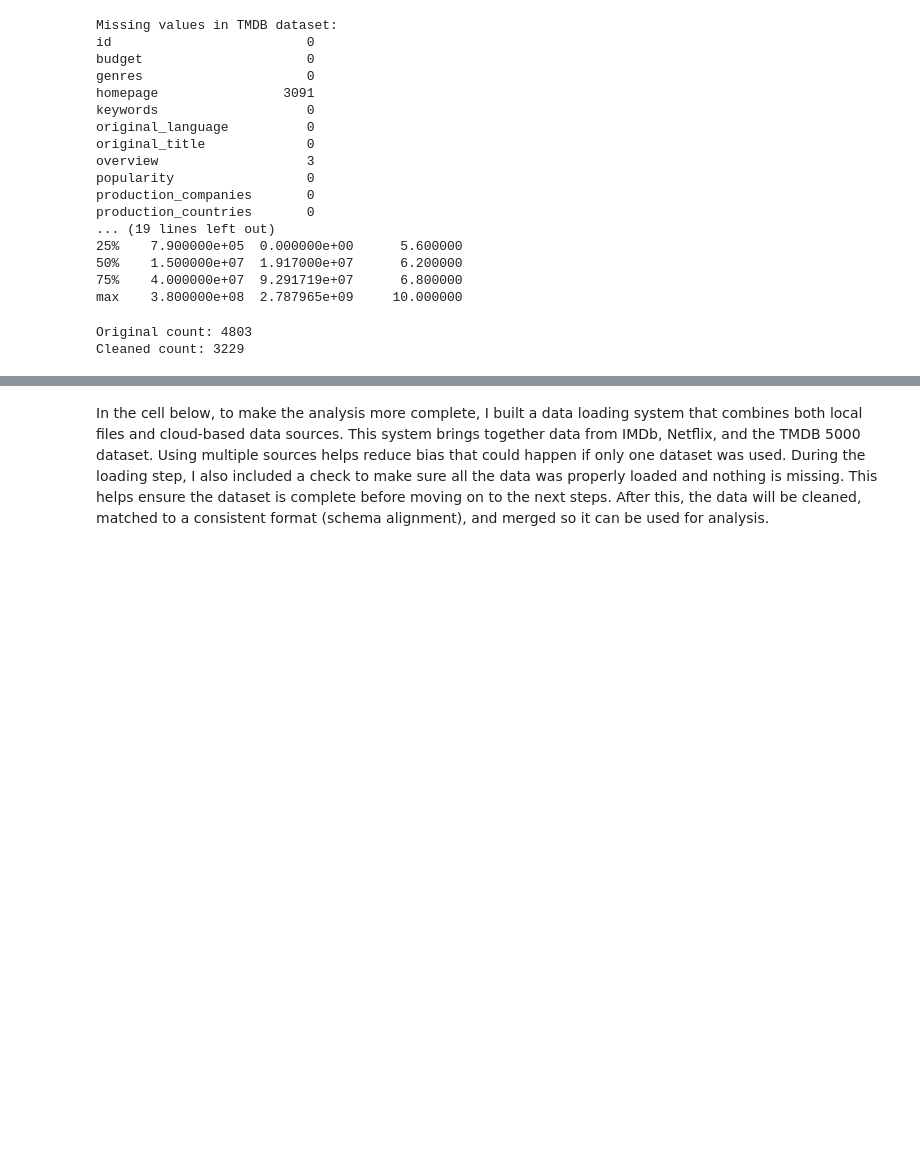
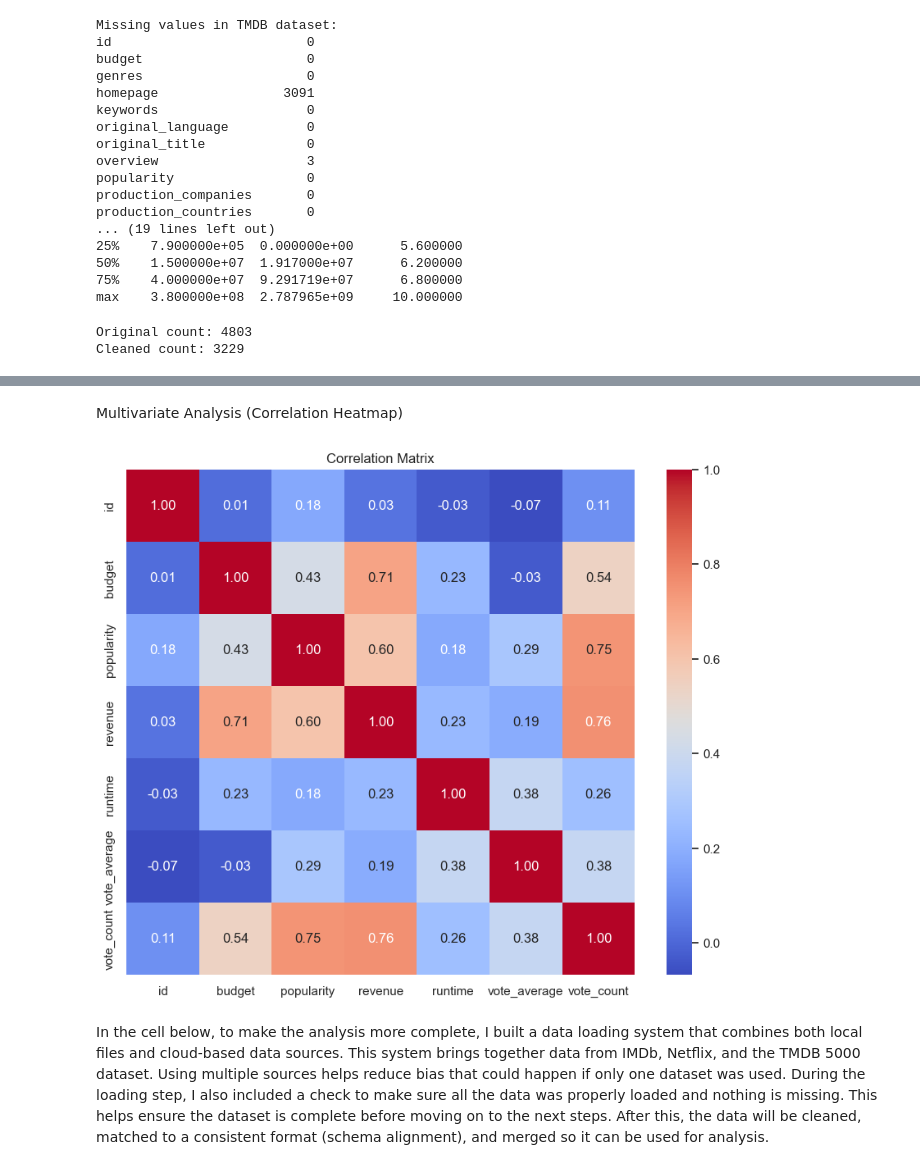
Before and after one commit to IT4063C-Spring26/final-project-ningwaa, a Jupyter notebook: source.ipynb, the cells around one changed output, grey strips where cells are left out. Saved outputs shown, nothing was run; the diff lists cells and outputs as text; code cells hidden in the pictures; blank space fills up the shorter version.

```diff
--- a/source.ipynb
+++ b/source.ipynb
@@ -138,3 +141,15 @@ We compared how much money was spent to make a movie (budget) with how much mone
+# %% [markdown]
+Multivariate Analysis (Correlation Heatmap)
+# %%
+numeric_cols = analysis_df.select_dtypes(include=[np.number])
+
+
+plt.figure(figsize=(10, 8))
+sns.heatmap(numeric_cols.corr(), annot=True, cmap='coolwarm', fmt=".2f")
+plt.title('Correlation Matrix')
+plt.show()
+# %% [output]
+[figure, added]
 # %% [markdown]
 In the cell below, to make the analysis more complete, I built a data loading system that combines both local files and cloud-based data sources.
 This system brings together data from IMDb, Netflix, and the TMDB 5000 dataset. Using multiple sources helps reduce bias that could happen if only one dataset was used.
```
Also changed, not shown: parts of 5 cells of this notebook.
